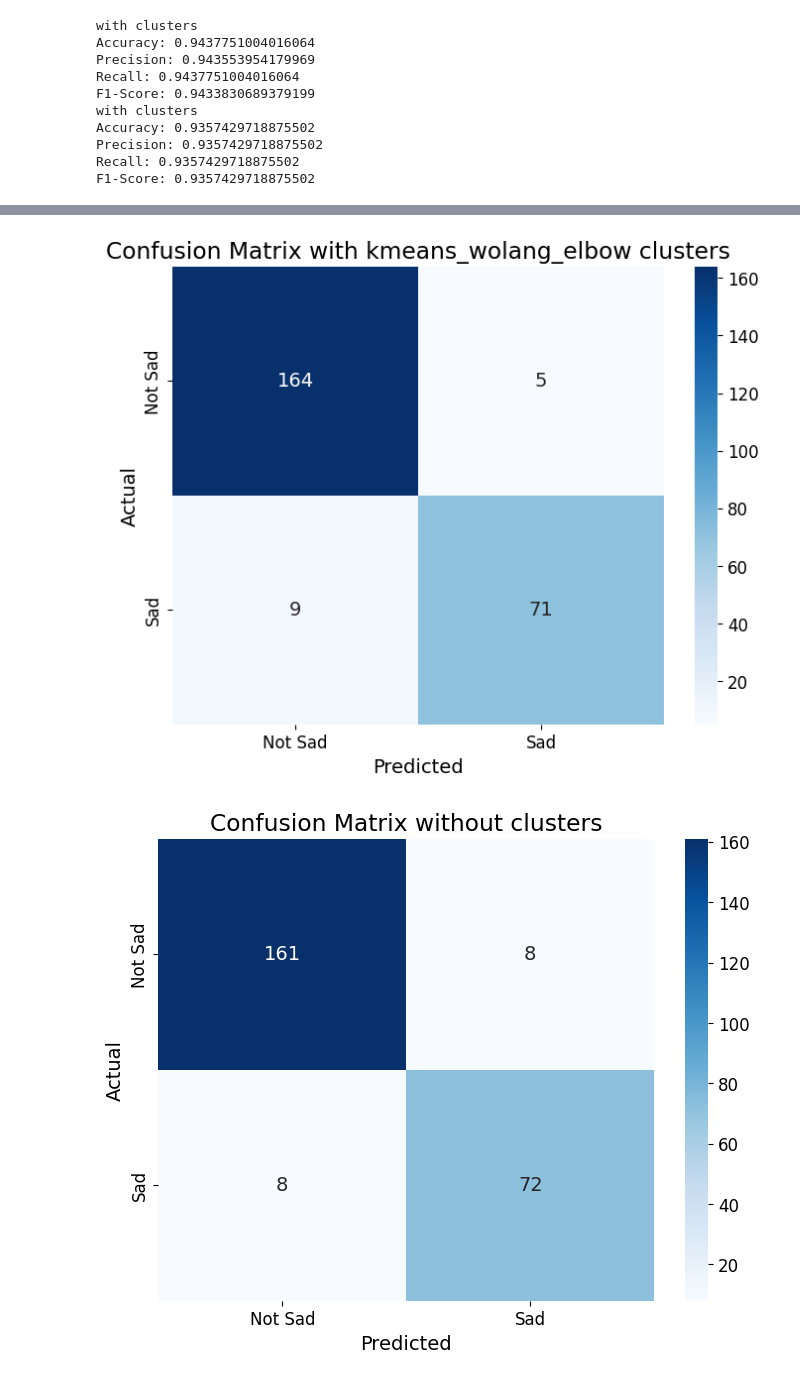
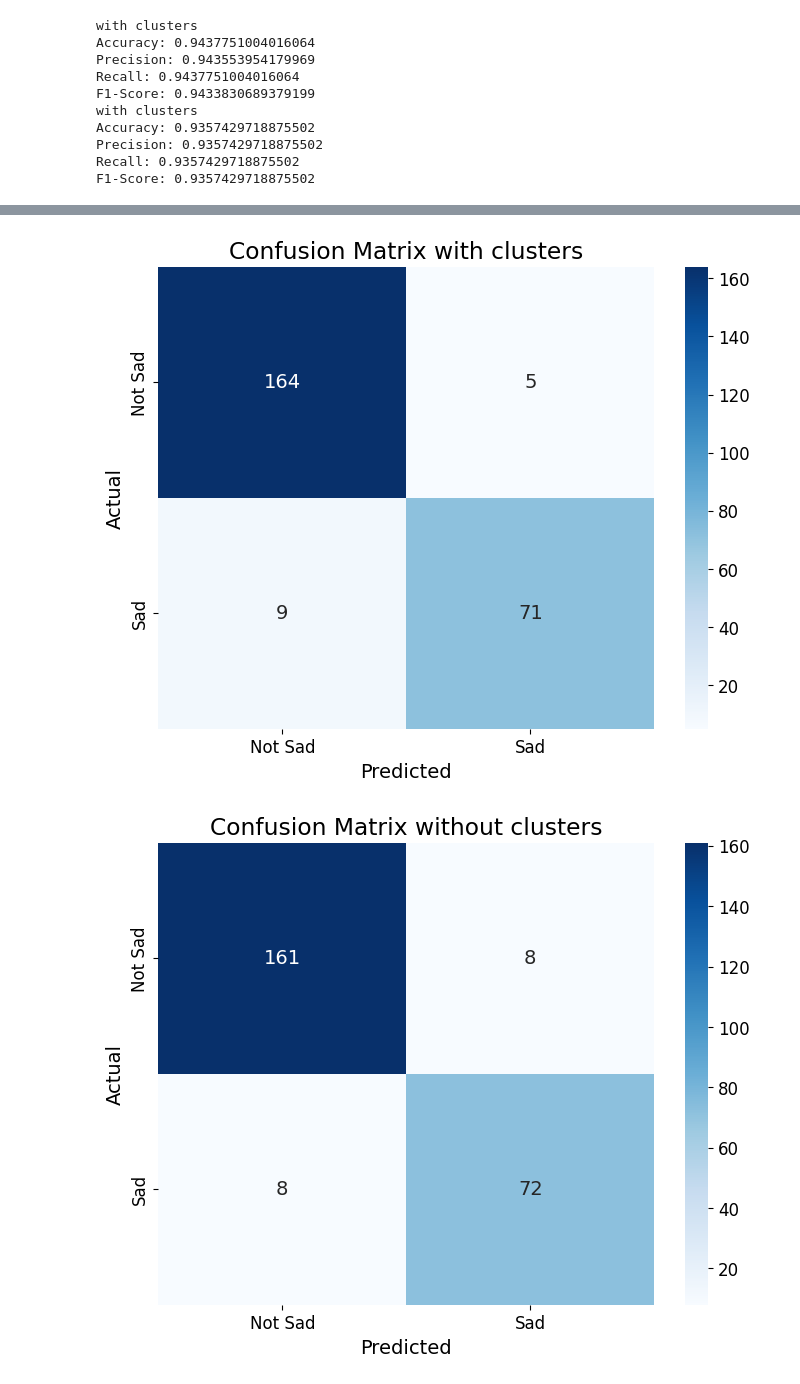
Before and after one commit to dannykaplunski/EmotionsAcrossLangsStatisticalLearning, a Jupyter notebook: notebooks/XgboostClassifier.ipynb, the cells around one changed output, grey strips where cells are left out. Drawn from its saved outputs; the diff is of its cells as text; code cells hidden in the pictures.

```diff
--- a/notebooks/XgboostClassifier.ipynb
+++ b/notebooks/XgboostClassifier.ipynb
@@ -199,17 +198,13 @@ plt.show()
 # %%
-from sklearn.metrics import confusion_matrix
-import seaborn as sns
-import matplotlib.pyplot as plt
-
 # Assuming y_test and y_pred are defined
 cm = confusion_matrix(y_test, y_pred)
 
 plt.figure(figsize=(8, 6))
 sns.heatmap(cm, annot=True, fmt='d', cmap='Blues', xticklabels=['Not Sad', 'Sad'], yticklabels=['Not Sad', 'Sad'])
 plt.ylabel('Actual')
 plt.xlabel('Predicted')
-plt.title('Confusion Matrix with kmeans_wolang_elbow clusters')
+plt.title('Confusion Matrix with clusters')
 plt.show()
 # %% [output]
-[figure, old version]
+[figure, new version]
 # %%
```
Also changed, not shown: parts of 8 cells of this notebook.
